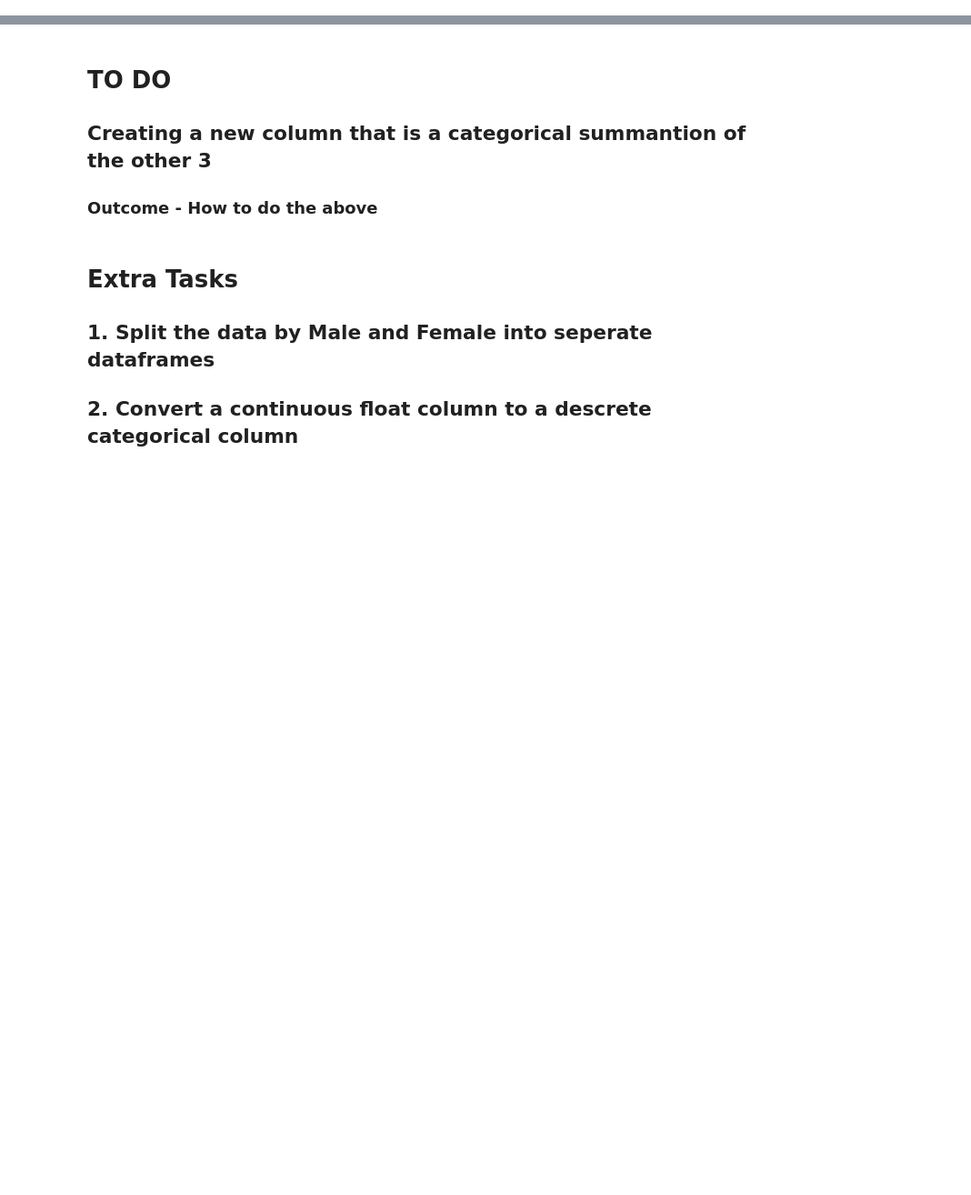
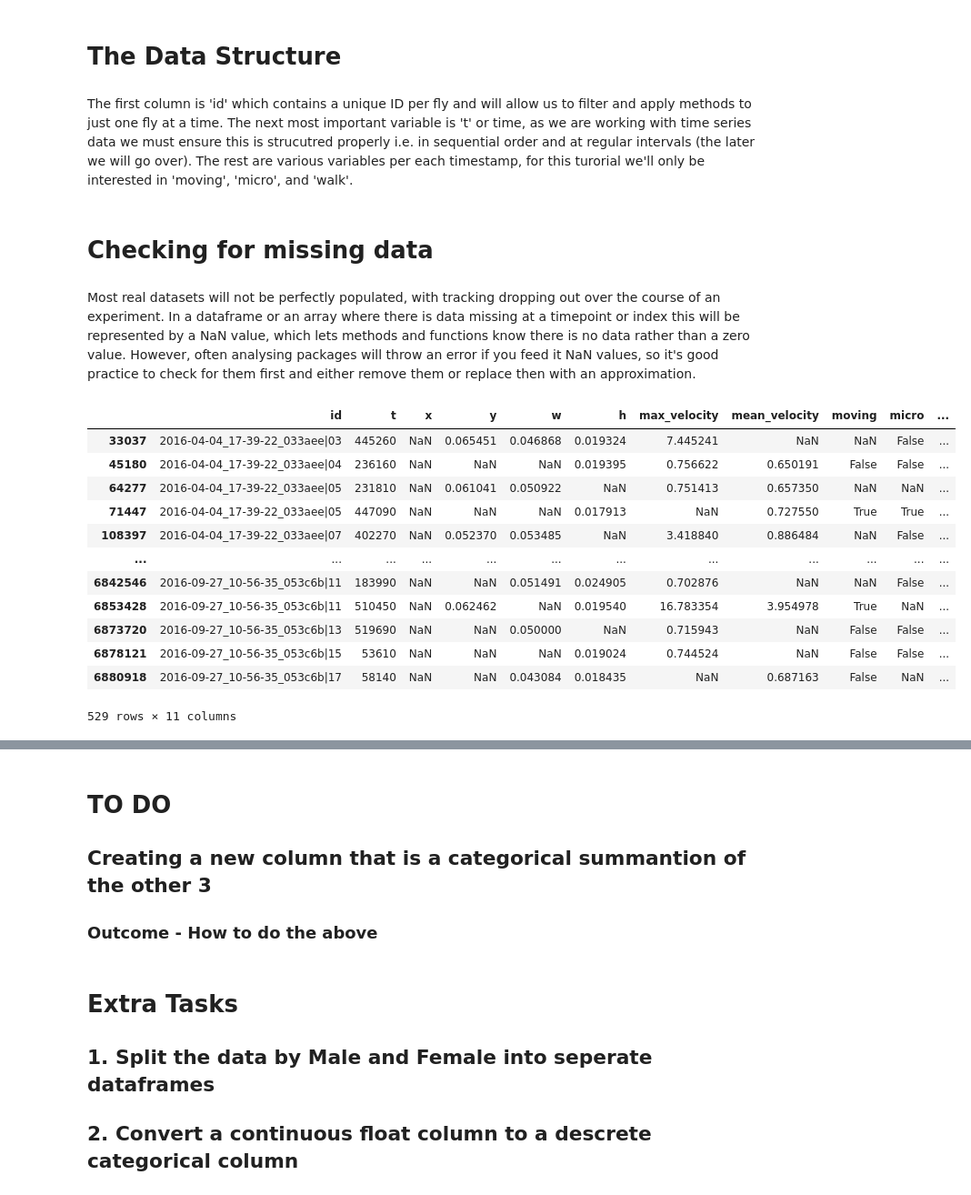
Before and after one commit to ImperialCollegeLondon/ReCoDE-HMMs-for-the-discovery-of-behavioural-states, a Jupyter notebook: notebooks/2a_Cleaning_your_data.ipynb, the cells around one changed output, grey strips where cells are left out. Shown at 91% size. Saved outputs shown, nothing was run; the diff lists cells and outputs as text; code cells hidden in the pictures; blank space fills up the shorter version.

```diff
--- a/notebooks/2a_Cleaning_your_data.ipynb
+++ b/notebooks/2a_Cleaning_your_data.ipynb
@@ -146,0 +13,3 @@ def _wrapped_interpolate(data, var, step, t_col = 't'):
+# %%
+# Pandas has many builtin in functions that can read different data formats into a DataFrame
+df = pd.read_csv('/home/lab/Desktop/ReCoDE-HMMs-for-the-discovery-of-behavioural-states/admin/training_data_30.zip')
@@ -146,0 +25,31 @@ def _wrapped_interpolate(data, var, step, t_col = 't'):
+# %% [markdown]
+The Data Structure
+=================
+# %% [markdown]
+The first column is 'id' which contains a unique ID per fly and will allow us to filter and apply methods to just one fly at a time. The next most important variable is 't' or time, as we are working with time series data we must ensure this is strucutred properly i.e. in sequential order and at regular intervals (the later we will go over). The rest are various variables per each timestamp, for this turorial we'll only be interested in 'moving', 'micro', and 'walk'.
+# %% [markdown]
+Checking for missing data
+======
+# %% [markdown]
+Most real datasets will not be perfectly populated, with tracking dropping out over the course of an experiment. In a dataframe or an array where there is data missing at a timepoint or index this will be represented by a NaN value, which lets methods and functions know there is no data rather than a zero value. However, often analysing packages will throw an error if you feed it NaN values, so it's good practice to check for them first and either remove them or replace then with an approximation.
+# %%
+# Lets filter our dataframe for nan values
+# With pandas you can filter the dataframe by the columns
+# To filter or slice the dataframe put some square brackets after the dataframe and inside call the column slice
+# For finding NaN values we have to call a method, for other regualr filtering you just use =, <, > and so on
+
+df[df['x'].isnull()]
+# %% [output]
+|  | id | t | x | y | w | h | max_velocity | mean_velocity | moving | micro | ... |
+| 33037 | 2016-04-04_17-39-22_033aee|03 | 445260 | NaN | 0.065451 | 0.046868 | 0.019324 | 7.445241 | NaN | NaN | False | ... |
+| 45180 | 2016-04-04_17-39-22_033aee|04 | 236160 | NaN | NaN | NaN | 0.019395 | 0.756622 | 0.650191 | False | False | ... |
+| 64277 | 2016-04-04_17-39-22_033aee|05 | 231810 | NaN | 0.061041 | 0.050922 | NaN | 0.751413 | 0.657350 | NaN | NaN | ... |
+| 71447 | 2016-04-04_17-39-22_033aee|05 | 447090 | NaN | NaN | NaN | 0.017913 | NaN | 0.727550 | True | True | ... |
+| 108397 | 2016-04-04_17-39-22_033aee|07 | 402270 | NaN | 0.052370 | 0.053485 | NaN | 3.418840 | 0.886484 | NaN | False | ... |
+| ... | ... | ... | ... | ... | ... | ... | ... | ... | ... | ... | ... |
+| 6842546 | 2016-09-27_10-56-35_053c6b|11 | 183990 | NaN | NaN | 0.051491 | 0.024905 | 0.702876 | NaN | NaN | False | ... |
+| 6853428 | 2016-09-27_10-56-35_053c6b|11 | 510450 | NaN | 0.062462 | NaN | 0.019540 | 16.783354 | 3.954978 | True | NaN | ... |
+| 6873720 | 2016-09-27_10-56-35_053c6b|13 | 519690 | NaN | NaN | 0.050000 | NaN | 0.715943 | NaN | False | False | ... |
+| 6878121 | 2016-09-27_10-56-35_053c6b|15 | 53610 | NaN | NaN | NaN | 0.019024 | 0.744524 | NaN | False | False | ... |
+| 6880918 | 2016-09-27_10-56-35_053c6b|17 | 58140 | NaN | NaN | 0.043084 | 0.018435 | NaN | 0.687163 | False | NaN | ... |
+529 rows × 11 columns
```
Also changed, not shown: parts of 45 cells of this notebook.
